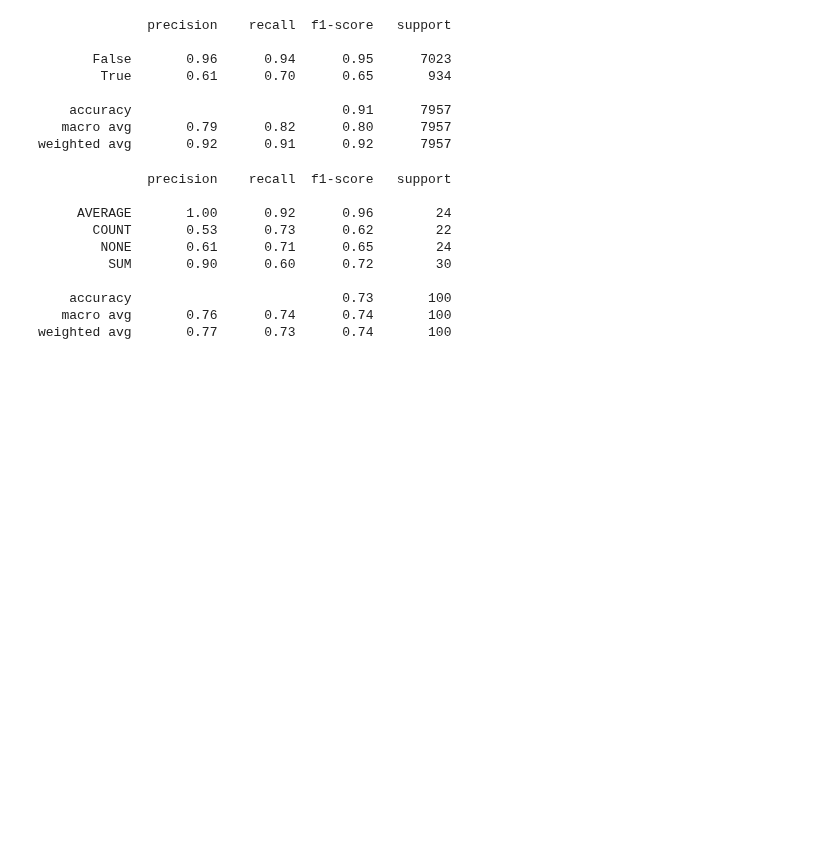
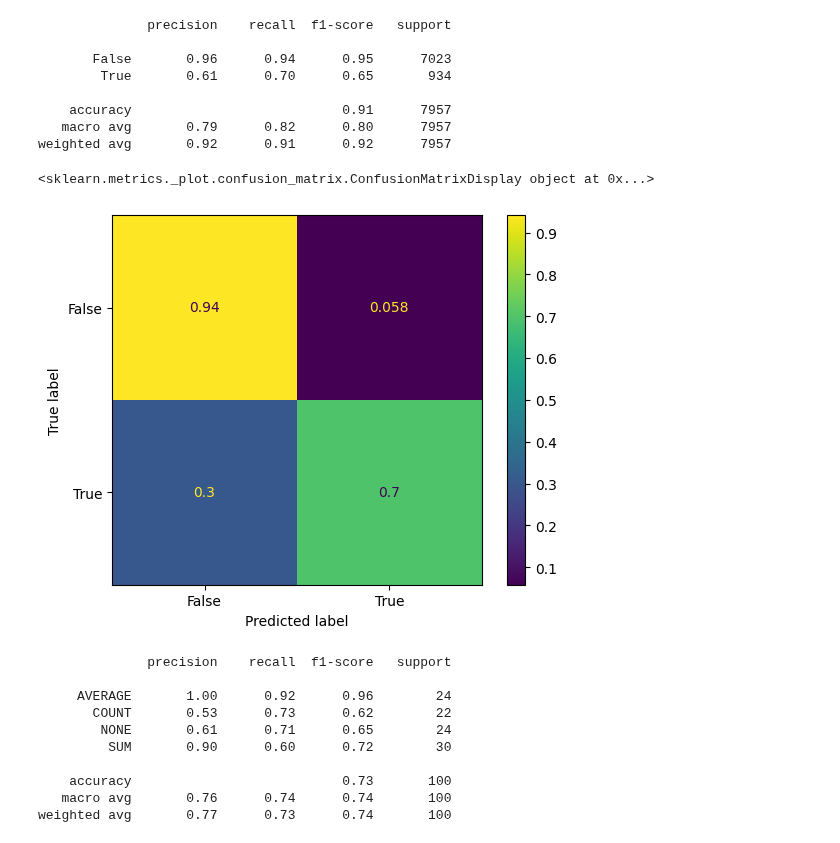
Before and after one commit to QuadroTim/amlta-project, a Jupyter notebook: notebooks/tapas_eval.ipynb, the cells around one changed output. Saved outputs shown, nothing was run; the diff lists cells and outputs as text; code cells hidden in the pictures; blank space fills up the shorter version.

```diff
--- a/notebooks/tapas_eval.ipynb
+++ b/notebooks/tapas_eval.ipynb
@@ -279,6 +299,15 @@ print(
     accuracy                           0.91      7957
    macro avg       0.79      0.82      0.80      7957
 weighted avg       0.92      0.91      0.92      7957
+# %%
+ConfusionMatrixDisplay.from_predictions(
+    [label for labels in real_y_trues_labels for label in labels],
+    [label for labels in real_y_preds_labels for label in labels],
+    normalize="true",
+)
+# %% [output]
+<sklearn.metrics._plot.confusion_matrix.ConfusionMatrixDisplay object at 0x...>
+[figure, added]
 # %%
 print(classification_report(real_y_trues_aggregation, real_y_preds_aggregation))
 # %% [output]
```
Also changed, not shown: parts of 8 cells of this notebook.
